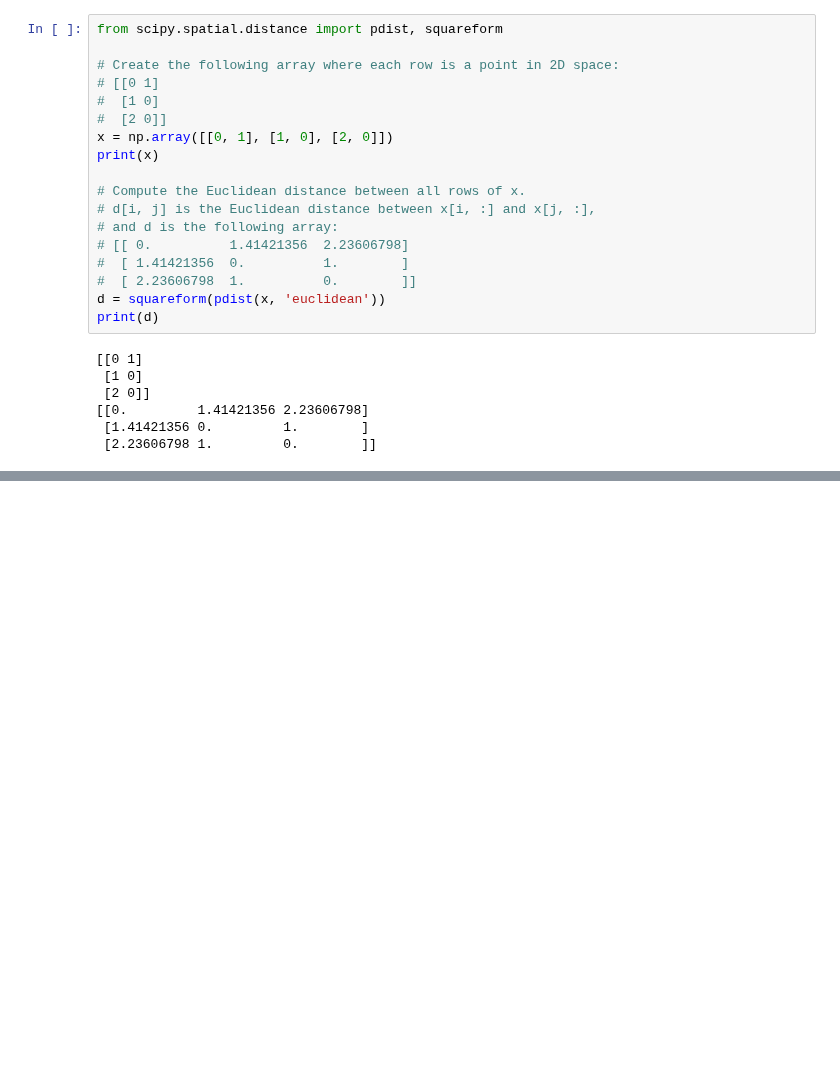
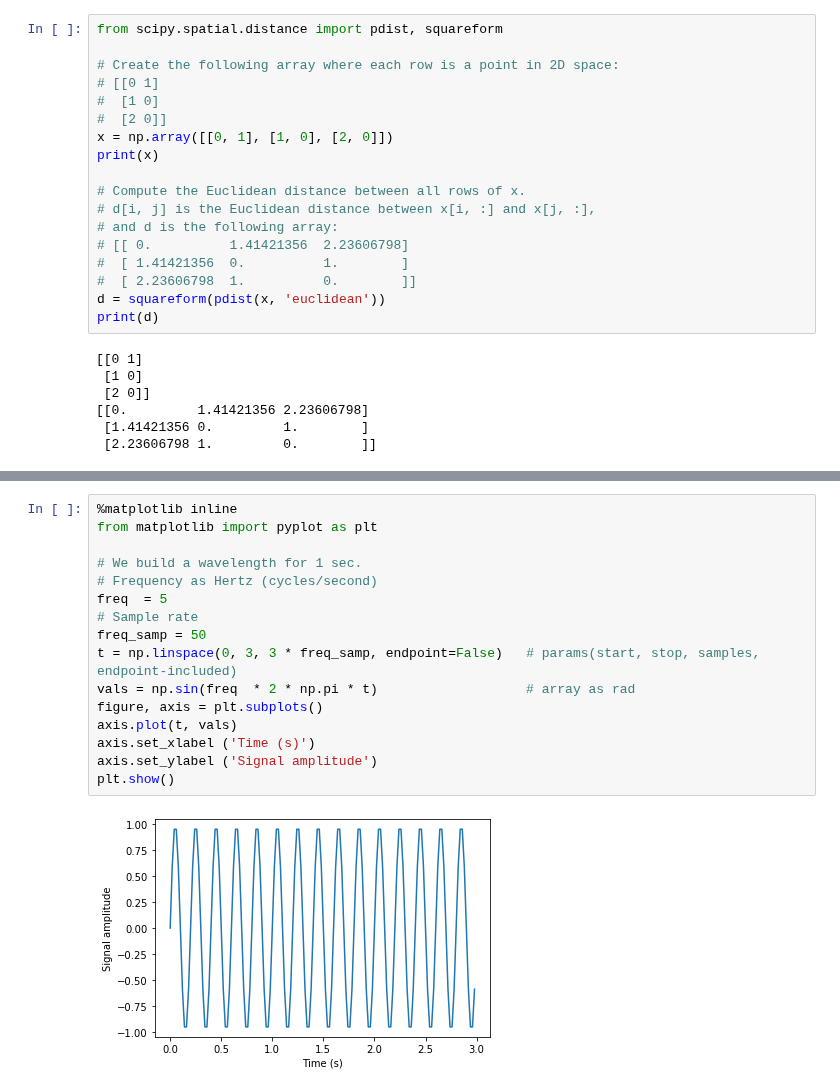
Before and after one commit to jgdelrio/tutorials, a Jupyter notebook: Intro/03_Numpy_Intro_complete.ipynb, the cells around one changed output, grey strips where cells are left out. Cells and saved outputs as stored; diff of their text form; blank space fills up the shorter version.

```diff
--- a/Intro/03_Numpy_Intro_complete.ipynb
+++ b/Intro/03_Numpy_Intro_complete.ipynb
@@ -584,0 +696,18 @@ print(d)
+# %%
+%matplotlib inline
+from matplotlib import pyplot as plt
+
+# We build a wavelength for 1 sec.
+# Frequency as Hertz (cycles/second)
+freq  = 5
+# Sample rate
+freq_samp = 50
+t = np.linspace(0, 3, 3 * freq_samp, endpoint=False)   # params(start, stop, samples, endpoint-included)
+vals = np.sin(freq  * 2 * np.pi * t)                   # array as rad
+figure, axis = plt.subplots()
+axis.plot(t, vals)
+axis.set_xlabel ('Time (s)')
+axis.set_ylabel ('Signal amplitude')
+plt.show()
+# %% [output]
+[figure, added]
```
Also changed, not shown: parts of 34 cells of this notebook, 3 other files.
